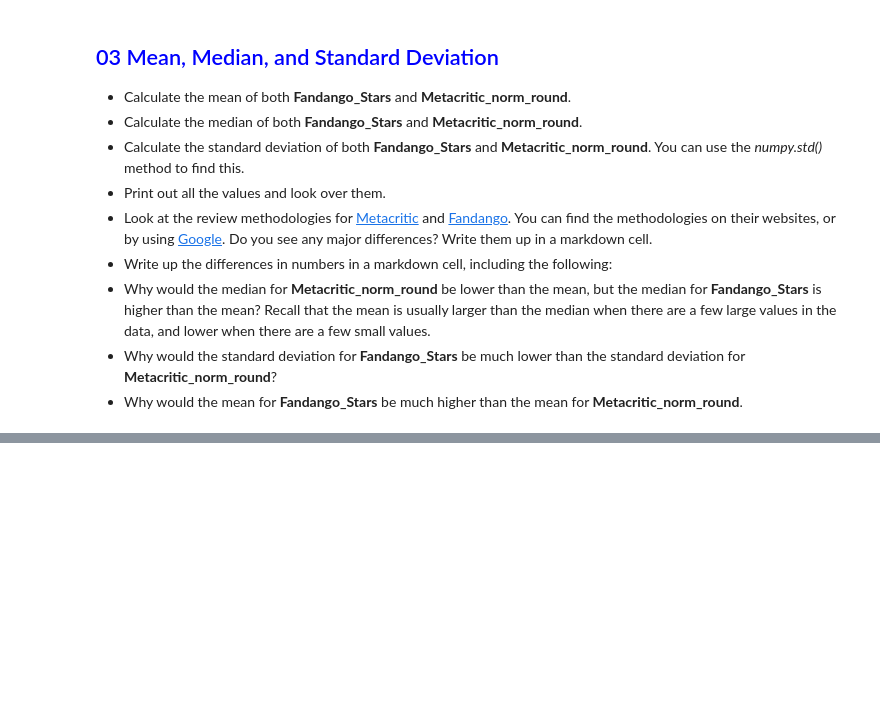
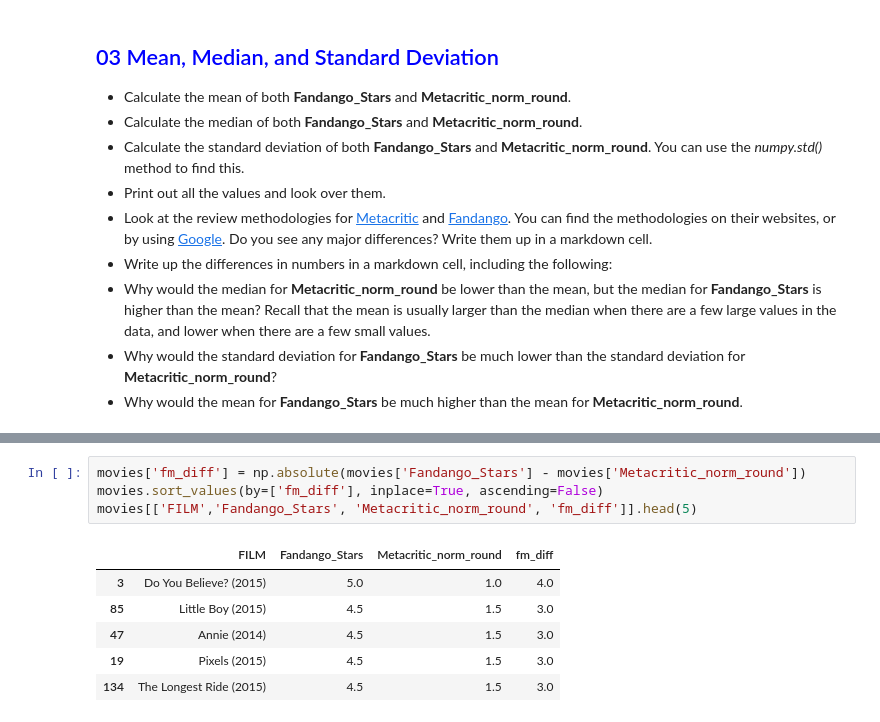
Before and after one commit to kitestring/DataQuest, a Jupyter notebook: 05_ProbabilityAndStatistics/01_ProbAndStatsInPython_Beginner/06_GuidedProject_AnalyzingMovieReviws/AnalyzingMovieReviews.ipynb, the cells around one changed output, grey strips where cells are left out. Saved outputs shown, nothing was run; the diff lists cells and outputs as text; blank space fills up the shorter version.

```diff
--- a/05_ProbabilityAndStatistics/01_ProbAndStatsInPython_Beginner/06_GuidedProject_AnalyzingMovieReviws/AnalyzingMovieReviews.ipynb
+++ b/05_ProbabilityAndStatistics/01_ProbAndStatsInPython_Beginner/06_GuidedProject_AnalyzingMovieReviws/AnalyzingMovieReviews.ipynb
@@ -66,0 +125,11 @@ ax2.set_title('Fandango_Stars')
+# %%
+movies['fm_diff'] = np.absolute(movies['Fandango_Stars'] - movies['Metacritic_norm_round'])
+movies.sort_values(by=['fm_diff'], inplace=True, ascending=False)
+movies[['FILM','Fandango_Stars', 'Metacritic_norm_round', 'fm_diff']].head(5)
+# %% [output]
+|  | FILM | Fandango_Stars | Metacritic_norm_round | fm_diff |
+| 3 | Do You Believe? (2015) | 5.0 | 1.0 | 4.0 |
+| 85 | Little Boy (2015) | 4.5 | 1.5 | 3.0 |
+| 47 | Annie (2014) | 4.5 | 1.5 | 3.0 |
+| 19 | Pixels (2015) | 4.5 | 1.5 | 3.0 |
+| 134 | The Longest Ride (2015) | 4.5 | 1.5 | 3.0 |
```
Also changed, not shown: parts of 13 cells of this notebook, 6 other files.
